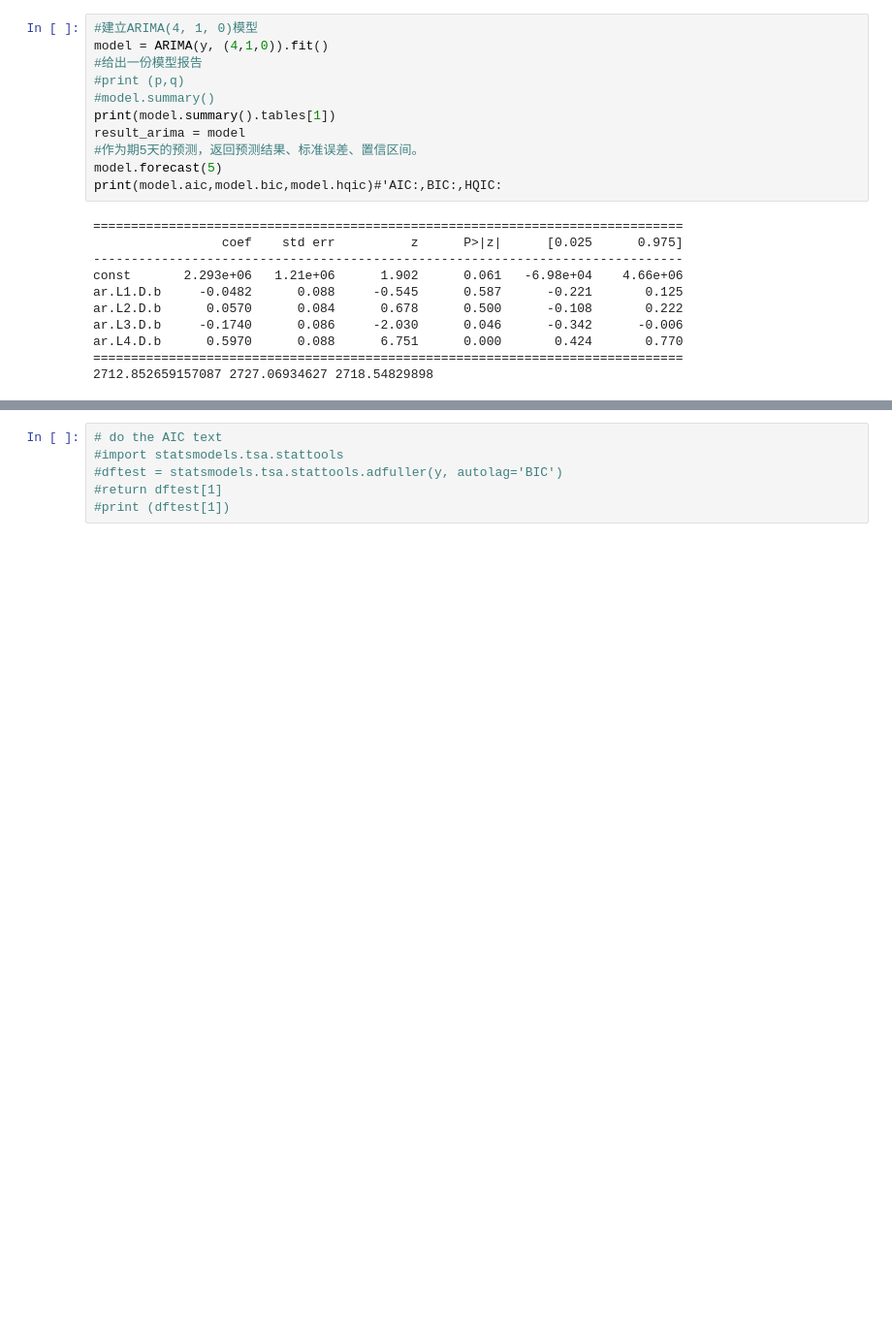
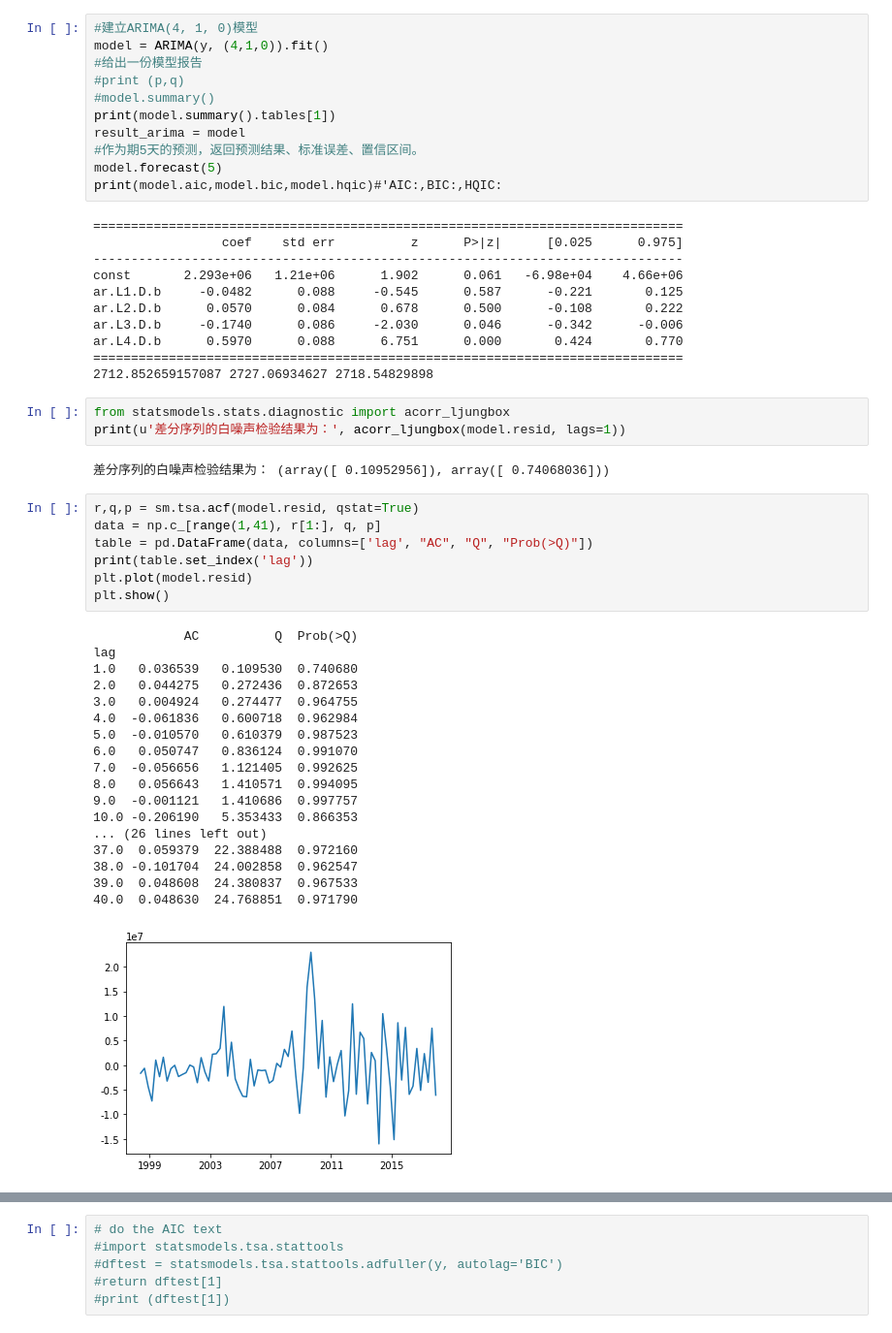
Before and after one commit to hn1680/python, a Jupyter notebook: timeseries test2-arima.ipynb, the cells around one changed output, grey strips where cells are left out. Shown: that part at 97% size. Drawn from its saved outputs; the diff is of its cells as text; blank space fills up the shorter version.

```diff
--- a/timeseries test2-arima.ipynb
+++ b/timeseries test2-arima.ipynb
@@ -227,3 +231,34 @@ ar.L3.D.b     -0.1740      0.086     -2.030      0.046      -0.342      -0.006
 ar.L4.D.b      0.5970      0.088      6.751      0.000       0.424       0.770
 ==============================================================================
 2712.852659157087 2727.06934627 2718.54829898
+# %%
+from statsmodels.stats.diagnostic import acorr_ljungbox
+print(u'差分序列的白噪声检验结果为：', acorr_ljungbox(model.resid, lags=1))
+# %% [output]
+差分序列的白噪声检验结果为： (array([ 0.10952956]), array([ 0.74068036]))
+# %%
+r,q,p = sm.tsa.acf(model.resid, qstat=True)
+data = np.c_[range(1,41), r[1:], q, p]
+table = pd.DataFrame(data, columns=['lag', "AC", "Q", "Prob(>Q)"])
+print(table.set_index('lag'))
+plt.plot(model.resid)
+plt.show()
+# %% [output]
+            AC          Q  Prob(>Q)
+lag
+1.0   0.036539   0.109530  0.740680
+2.0   0.044275   0.272436  0.872653
+3.0   0.004924   0.274477  0.964755
+4.0  -0.061836   0.600718  0.962984
+5.0  -0.010570   0.610379  0.987523
+6.0   0.050747   0.836124  0.991070
+7.0  -0.056656   1.121405  0.992625
+8.0   0.056643   1.410571  0.994095
+9.0  -0.001121   1.410686  0.997757
+10.0 -0.206190   5.353433  0.866353
+... (26 lines left out)
+37.0  0.059379  22.388488  0.972160
+38.0 -0.101704  24.002858  0.962547
+39.0  0.048608  24.380837  0.967533
+40.0  0.048630  24.768851  0.971790
+[figure, added]
```
Also changed, not shown: parts of 8 cells of this notebook.
